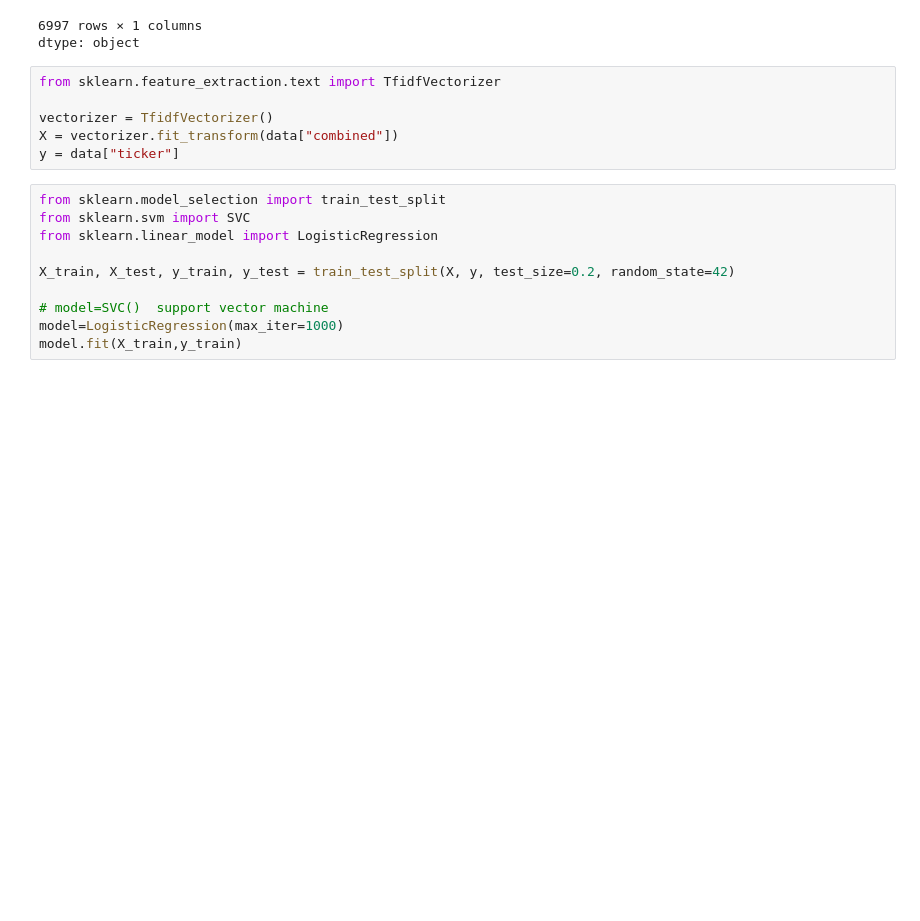
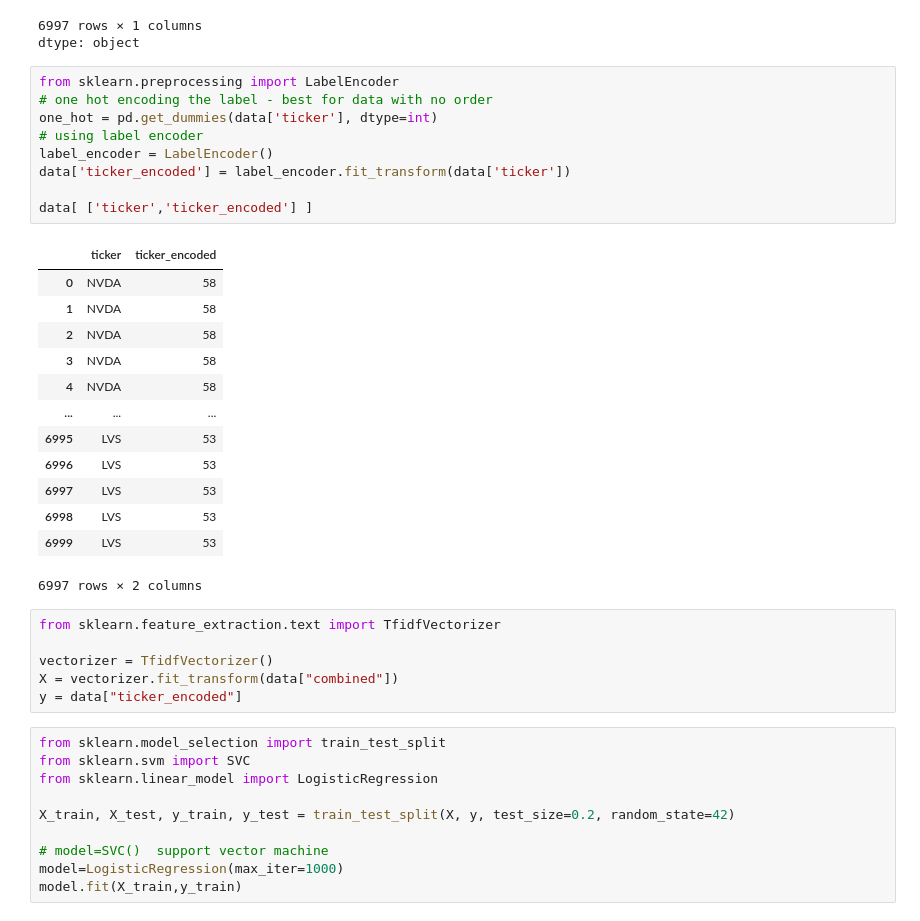
Before and after one commit to ebamberg/research-projects-ml, a Jupyter notebook: Classic_models/Classifier_Financial_QA_10k.ipynb, the cells around one changed output. Drawn from its saved outputs; the diff is of its cells as text; blank space fills up the shorter version.

```diff
--- a/Classic_models/Classifier_Financial_QA_10k.ipynb
+++ b/Classic_models/Classifier_Financial_QA_10k.ipynb
@@ -103,12 +103,35 @@ data["ticker"]
 | 6999 | LVS |
 6997 rows × 1 columns
 dtype: object
+# %%
+from sklearn.preprocessing import LabelEncoder
+# one hot encoding the label - best for data with no order
+one_hot = pd.get_dummies(data['ticker'], dtype=int)
+# using label encoder
+label_encoder = LabelEncoder()
+data['ticker_encoded'] = label_encoder.fit_transform(data['ticker'])
+
+data[ ['ticker','ticker_encoded'] ]
+# %% [output]
+|  | ticker | ticker_encoded |
+| 0 | NVDA | 58 |
+| 1 | NVDA | 58 |
+| 2 | NVDA | 58 |
+| 3 | NVDA | 58 |
+| 4 | NVDA | 58 |
+| ... | ... | ... |
+| 6995 | LVS | 53 |
+| 6996 | LVS | 53 |
+| 6997 | LVS | 53 |
+| 6998 | LVS | 53 |
+| 6999 | LVS | 53 |
+6997 rows × 2 columns
 # %%
 from sklearn.feature_extraction.text import TfidfVectorizer
 
 vectorizer = TfidfVectorizer()
 X = vectorizer.fit_transform(data["combined"])
-y = data["ticker"]
+y = data["ticker_encoded"]
 # %%
 from sklearn.model_selection import train_test_split
 from sklearn.svm import SVC
```
